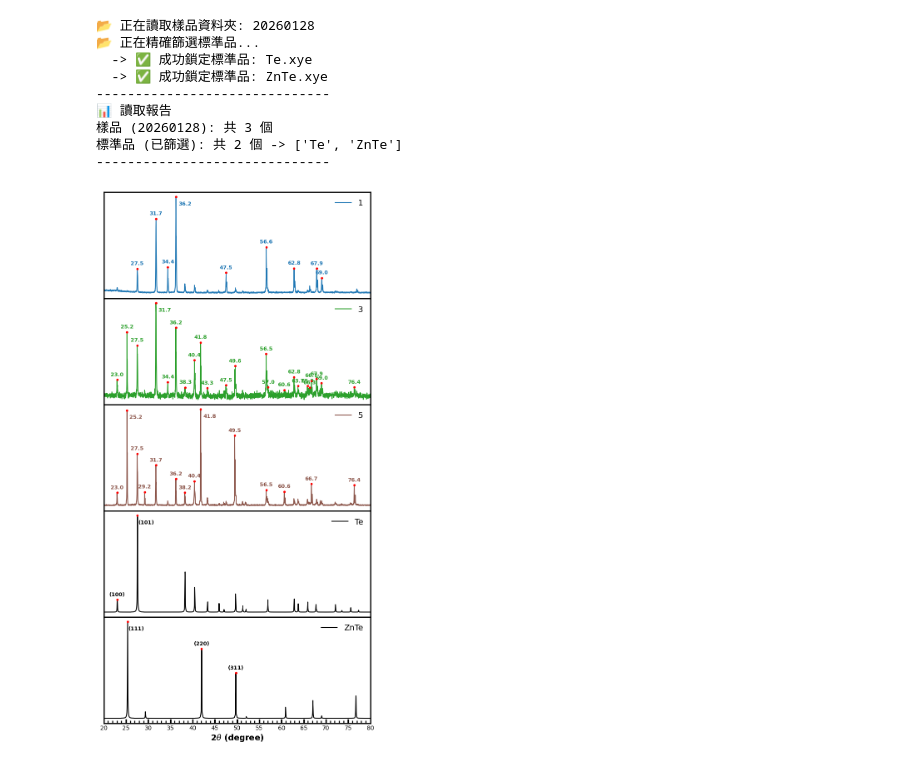
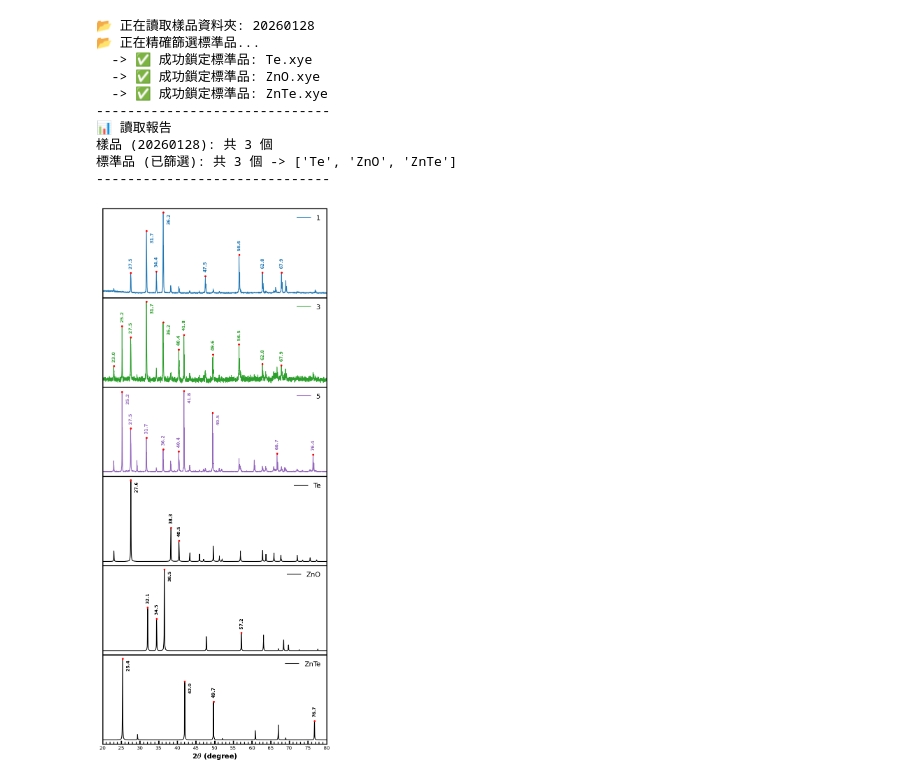
Before and after one commit to jackychuang2003-sketch/MHH-lab-code, a Jupyter notebook: XRD.ipynb, the cells around one changed output. Drawn from its saved outputs; the diff is of its cells as text; code cells hidden in the pictures.

```diff
--- a/XRD.ipynb
+++ b/XRD.ipynb
@@ -26,5 +12,18 @@ def normalize_intensity(intensity):
 # %%
-# === 第三段：精確讀取 (指定日期與標準品) ===
+# === 讀取 (指定日期與標準品) ===
+
+# 定義一個小工具：強度正規化
+def normalize_intensity(intensity):
+    """
+    功能：將數據縮放到 0 到 1 之間
+    原理：找出最大值，然後把所有數字都除以這個最大值
+    """
+    # 1. 安全檢查：如果最大值是 0 (代表完全沒訊號)，直接回傳，不然除法會當機
+    if np.max(intensity) == 0:
+        return intensity
+
+    # 2. 執行運算：每個數字 ÷ 最大值
+    return intensity / np.max(intensity)
 
 # ==========================================
 # 1. 【控制台】請在這裡修改你要讀取的目標
@@ -39,7 +38,7 @@ target_date = '20260128'   # <--- 請改成你要的那個日期資料夾名稱
 
 # (B) 設定 Standard：你要讀哪幾個標準品？(請填入檔名或關鍵字)
 # 只要檔名裡面包含這些字，就會被讀取
-target_std_names = ['ZnTe', 'Te'] # <--- 請修改成你想抓的標準品檔名片段
+target_std_names = ['ZnTe', 'Te', 'ZnO'] # <--- 請修改成你想抓的標準品檔名片段
 
 # ==========================================
 # 2. 自動組合路徑
@@ -110,14 +109,15 @@ print("-" * 30)
 📂 正在讀取樣品資料夾: 20260128
 📂 正在精確篩選標準品...
   -> ✅ 成功鎖定標準品: Te.xye
+  -> ✅ 成功鎖定標準品: ZnO.xye
   -> ✅ 成功鎖定標準品: ZnTe.xye
 ------------------------------
 📊 讀取報告
 樣品 (20260128): 共 3 個
-標準品 (已篩選): 共 2 個 -> ['Te', 'ZnTe']
+標準品 (已篩選): 共 3 個 -> ['Te', 'ZnO', 'ZnTe']
 ------------------------------
 # %%
-# === 第四段：繪製 Stack 圖 (分層堆疊) ===
+# === 繪製 Stack 圖 (分層堆疊) ===
 
 # ==========================================
 # 1. 【外觀控制台】
@@ -147,7 +147,7 @@ axis_border_width = 2    # 框框與座標軸線粗細
 #尋峰標籤模式選擇 ---
 # 模式 1: 字是「橫的」
 # 模式 2: 字是「直的」
-label_mode = 1
+label_mode = 2
 
 show_peak_dots = True   # 是否要在峰頂畫一個小圓點？ (True/False)
 peak_dot_color = 'red'  # 圓點顏色
@@ -162,7 +162,7 @@ mode2_x_shift = 1.5       # 太高時，字要往右移幾度？ (X Shift)
 
 # 樣品抓峰設定
 enable_sample_label = True  # 是否要在樣品上標示角度？
-noise_threshold = 0.1       # 門檻值：強度大於 0.2 才算訊號 (0~1之間)
+noise_threshold = 0.2       # 門檻值：強度大於 0.2 才算訊號 (0~1之間)
 peak_distance = 20          # 兩個峰之間的最小距離 (避免同一個寬峰被標兩次，單位是數據點)
 
 # 標準品位置參數
@@ -177,9 +177,15 @@ std_match_tolerance = 1.0   # 容許誤差：自動抓到的峰跟字典差 1.0
 # 如果一個位置有多個面，可以直接寫在一起，例如 '(111)/(200)'
 hkl_labels = {
     'ZnTe': {
-        25.3: '(111)',
-        41.8: '(220)',
-        49.6: '(311)'
+        25.26: '(111)',
+        29.23: '(200)',
+        41.85: '(220)',
+        49.58: '(311)',
+        51.91: '(222)',
+        60.71: '(400)',
+        66.81: '(331)',
+        68.78: '(420)',
+        76.44: '(422)'
     },
     'Te': {
         23.0: '(100)',
@@ -301,9 +309,6 @@ all_data = samples_data_list + ref_data_list
 all_labels = clean_sample_labels + ref_filenames
 
 num_plots = len(all_data) # 總共要畫幾張圖
-
-if os.path.exists('ZnTe.cif'):
-    hkl_labels['ZnTe'] = get_hkl_from_cif('ZnTe.cif')
 
 if num_plots == 0:
     print("❌ 沒有資料可以畫圖！請檢查上一段讀取是否成功。")
@@ -370,46 +375,49 @@ else:
         # ---------------------------------------------------
         # 標準品晶面標記 (hkl Labeling)
         # ---------------------------------------------------
         if is_standard:
             # 檢查這個標準品有沒有在我們的字典裡
             # 嘗試模糊比對：只要字典的 key 包含在檔名裡就算 (例如 'ZnTe' in 'ZnTe_Ref')
             std_peaks, _ = find_peaks(y_data, height=noise_threshold, distance=peak_distance)
             target_key = None
             for key in hkl_labels.keys():
                 if key in label_name:
                     target_key = key
                     break
 
-            if target_key:
-                # 取得該材料的晶面資料
-                planes = hkl_labels[target_key]
+                        # 畫出標籤
+            for p in std_peaks:
+                peak_x = x_data[p]
+                peak_y = y_data[p]
+                # 只標示在範圍內的
+                if x_min <= peak_x <= x_max:
+                    add_label(ax, peak_x, peak_y, f'{peak_x:.1f}', plot_color)
 
-                for p in std_peaks:
-                    px, py = x_data[p], y_data[p]
+            # if target_key:
+            #     # 取得該材料的晶面資料
+            #     planes = hkl_labels[target_key]
 
-                    if x_min <= px <= x_max:
-                        # 2. 比對此峰是否接近字典中的角度 (使用 std_match_tolerance)
-                        matched_text = next((v for k, v in planes.items() if abs(px - k) < std_match_tolerance), None)
+            #     for p in std_peaks:
+            #         px, py = x_data[p], y_data[p]
 
-                        # 3. 如果對應成功，呼叫智慧標籤並設定 is_std=True
-                        if matched_text:
-                            add_label(ax, px, py, matched_text, 'black')
+            #         if x_min <= px <= x_max:
+            #             # 2. 比對此峰是否接近字典中的角度 (使用 std_match_tolerance)
+            #             matched_text = next((v for k, v in planes.items() if abs(px - k) < std_match_tolerance), None)
 
-                        # 畫一條虛線指下來 (選用)
-                        # ax.vlines(angle, 0, y_pos, color='gray', linestyle=':', linewidth=0.8)
-
-
+            #             # 3. 如果對應成功，呼叫智慧標籤並設定 is_std=True
+            #             if matched_text:
+            #                 add_label(ax, px, py, matched_text, 'black')
 
 
    # 4. 套用外觀設定
         apply_axis_style(ax, i, num_plots)
         ax.legend(loc='upper right', frameon=False, fontsize=legend_font_size)
 
     # 5. 整體設定 (只對最下面的軸設定 X 軸)
     # 設定 X 軸範圍
     plt.xlim(x_min, x_max )
     # 設定最下方的 X 軸標籤
     plt.xlabel(r'2$\theta$ (degree)', fontsize=label_font_size, fontweight=label_font_weight)
     plt.show()
 # %% [output]
-[figure, old version]
+[figure, new version]
```
Also changed, not shown: parts of 3 cells of this notebook, 7 other files.
